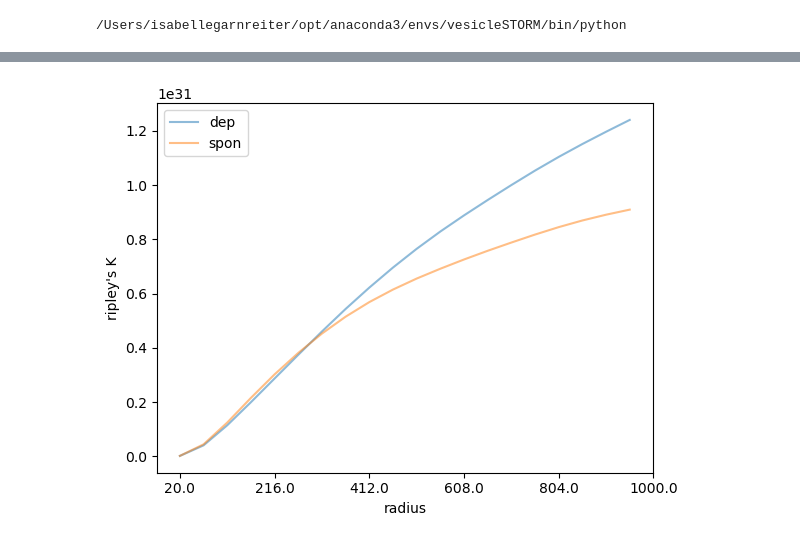
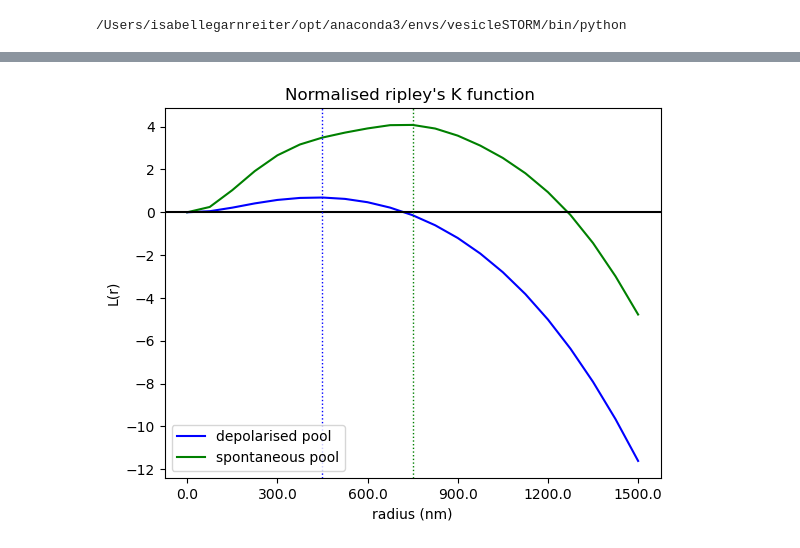
Before and after one commit to isagarnreiter/vesicleSTORM, a Jupyter notebook: scripts/STORM_analysis_2.ipynb, the cells around one changed output, grey strips where cells are left out. Cells and saved outputs as stored; diff of their text form; code cells hidden in the pictures.

```diff
--- a/scripts/STORM_analysis_2.ipynb
+++ b/scripts/STORM_analysis_2.ipynb
@@ -51 +35,3 @@ storm_data.sort_values(by=['point_count'])
+# %%
+storm_data['markertype and DIV'] = storm_data['647nm'] + storm_data['DIV']
 # %%
@@ -144,13 +118,0 @@ storm_data['nn_680_normalized'] = storm_data['nearest_neighbor_680'].apply(norma
-# %%
-def ripley_k(array, volume):
-    x = array[:,0]
-    y = array[:,1]
-    z = array[:,2]
-    radii = list(np.linspace(20,1000,20))
-    k = ripleyk.calculate_ripley(radii, volume*10**9, d1=x, d2=y, d3=z, CSR_Normalise=False)
-
-    return k
-
-storm_data['ripleyk'] = storm_data.apply(lambda row: ripley_k(row['points'], row['volume']), axis=1)
-# %%
-storm_data['ripleyk'] = storm_data['ripleyk'].apply(np.array)
@@ -157,20 +134,35 @@ storm_data['ripleyk'] = storm_data['ripleyk'].apply(np.array)
+# %%
+storm_data['multivariate_ripleyk'] = storm_data['multivariate_ripleyk'].apply(np.array)
+storm_data['univariate_ripleyk'] = storm_data['univariate_ripleyk'].apply(np.array)
 # %%
-x = '647nm'
+radii = np.linspace(0,1.5,21)
 
-dep_ripley = storm_data[storm_data['647nm'] == 'DEP647']['ripleyk'].to_numpy()
-spon_ripley = storm_data[storm_data['647nm'] == 'SPON647']['ripleyk'].to_numpy()
+dep_ripley = storm_data[storm_data['647nm'] == 'DEP647']['univariate_ripleyk'].to_numpy()
+spon_ripley = storm_data[storm_data['647nm'] == 'SPON647']['univariate_ripleyk'].to_numpy()
 
-csr = (np.linspace(20,1000,20)**3)*np.pi*4/3
+csr = radii*np.pi*4/3
 
-plt.plot(np.array([np.mean(dep_ripley, axis=0), np.mean(spon_ripley, axis=0)]).T, alpha=0.5)
+plt.plot(np.array([np.mean(dep_ripley, axis=0), np.mean(spon_ripley, axis=0)]).T)
+plt.axhline(y=0, color='black', linestyle='-')
+
+plt.gca().get_lines()[0].set_color('blue')  # dep_ripley line color
+plt.gca().get_lines()[1].set_color('green')  # spon_ripley line color
 
 
-plt.xticks(list(np.linspace(0,20,6)), labels=list(np.linspace(20,1000,6)))
+# Plot vertical dotted lines at the maxima
+dep_max_idx = np.argmax(np.mean(dep_ripley, axis=0))
+spon_max_idx = np.argmax(np.mean(spon_ripley, axis=0))
+
+plt.axvline(x=dep_max_idx, color='blue', linestyle=':', linewidth=1)
+plt.axvline(x=spon_max_idx, color='green', linestyle=':', linewidth=1)
+
+plt.xticks(list(np.linspace(0,20,6)), labels=np.linspace(0,1500,6))
 # Add titles and axis labels
-plt.ylabel("ripley's K")
-plt.xlabel('radius')
-plt.legend(['dep', 'spon'])
+plt.ylabel("L(r)")
+plt.xlabel('radius (nm)')
+plt.legend(['depolarised pool', 'spontaneous pool'])
+plt.title("Normalised ripley's K function ")
 plt.show()
 # Show plot
 # %% [output]
-[figure, old version]
+[figure, new version]
```
Also changed, not shown: parts of 13 cells of this notebook, 4 other files.
